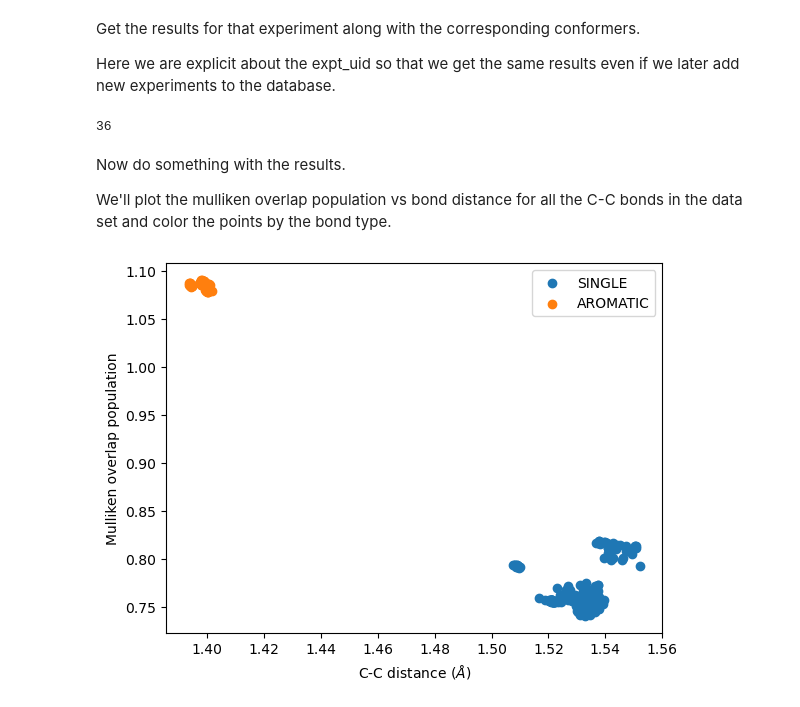
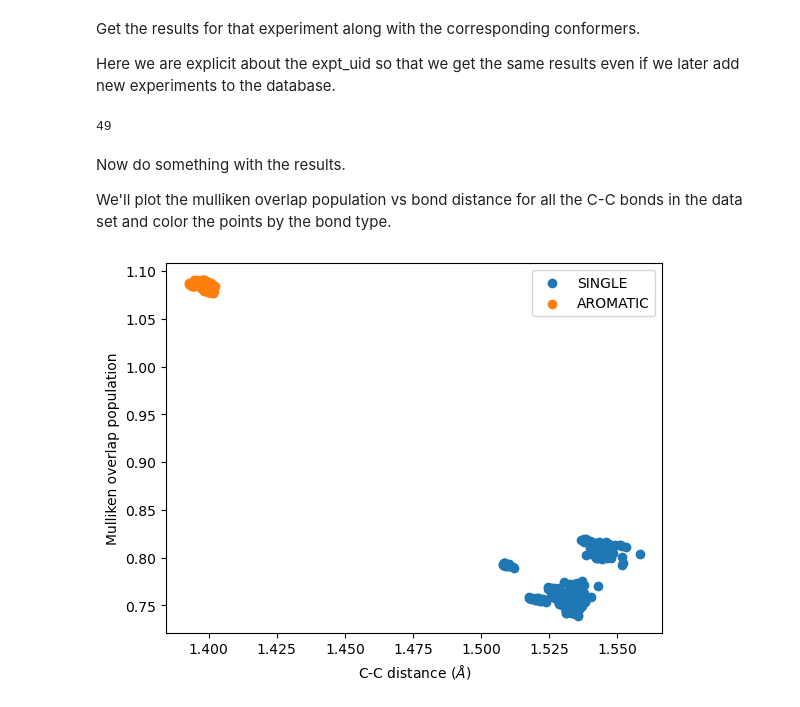
Before and after one commit to rinikerlab/lightweight-registration, a Jupyter notebook: tutorial/Running an Experiment with the Conformers.ipynb, the cells around one changed output. Drawn from its saved outputs; the diff is of its cells as text; code cells hidden in the pictures.

```diff
--- a/tutorial/Running an Experiment with the Conformers.ipynb
+++ b/tutorial/Running an Experiment with the Conformers.ipynb
@@ -149,13 +149,13 @@ Get the results for that experiment along with the corresponding conformers.
 
 Here we are explicit about the expt_uid so that we get the same results even if we later add new experiments to the database.
 # %%
-expt_uid = '3dab2b72-817b-4795-9b1c-c98f050d3ccb'
+expt_uid = '627026ae-b97f-4edf-b46c-8a6abe23a662'
 curs.execute(f'select conf_id,data,molblock from experiments.data join {utils.conformersTableName} using (conf_id) \
     where expt_uid=%s',(expt_uid,))
 rows = curs.fetchall()
 len(rows)
 # %% [output]
-36
+49
 # %% [markdown]
 Now do something with the results.
 
@@ -189,8 +189,8 @@ import matplotlib.pyplot as plt
 # %%
 for k in cc_dists_1.keys():
     plt.scatter(cc_dists_1[k],cc_mops_1[k],label=str(k))
 plt.legend()
-plt.xlabel('C-C distance ($\AA$)')
+plt.xlabel(r'C-C distance ($\AA$)')
 plt.ylabel('Mulliken overlap population');
 # %% [output]
-[figure, old version]
+[figure, new version]
```
Also changed, not shown: parts of 2 cells of this notebook, 13 other files.
